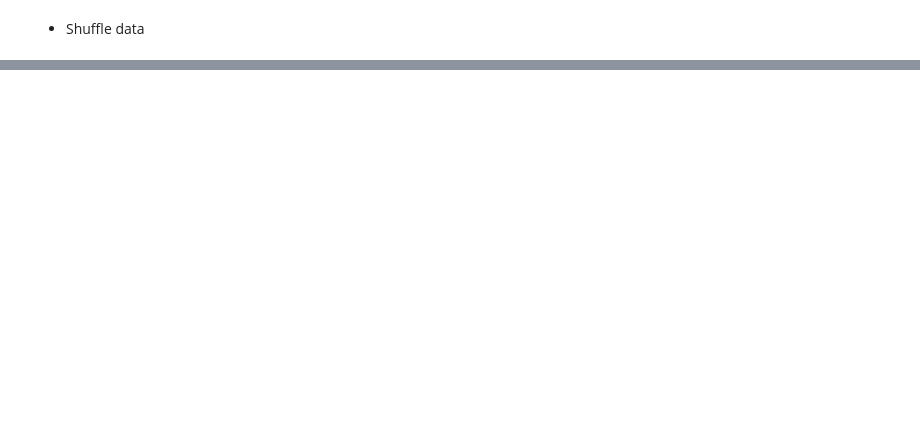
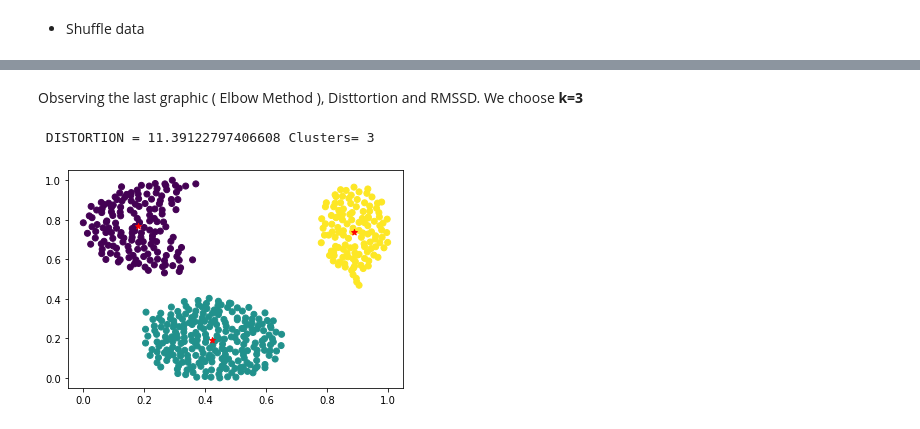
Before and after one commit to luantber/ml_project1, a Jupyter notebook: part1.ipynb, the cells around one changed output, grey strips where cells are left out. Cells and saved outputs as stored; diff of their text form; code cells hidden in the pictures; blank space fills up the shorter version.

```diff
--- a/part1.ipynb
+++ b/part1.ipynb
@@ -306,0 +388,9 @@ dbscan(x_n_train,y_n_train,0.07, 9 )
+# %% [markdown]
+Observing the last graphic ( Elbow Method ), Disttortion and RMSSD.
+We choose **k=3**
+# %%
+# k = 3
+results = kmeans(3,x_n_train,y_n_train)
+# %% [output]
+ DISTORTION = 11.39122797406608 Clusters= 3
+[figure, added]
```
Also changed, not shown: parts of 43 cells of this notebook, 2 other files.
